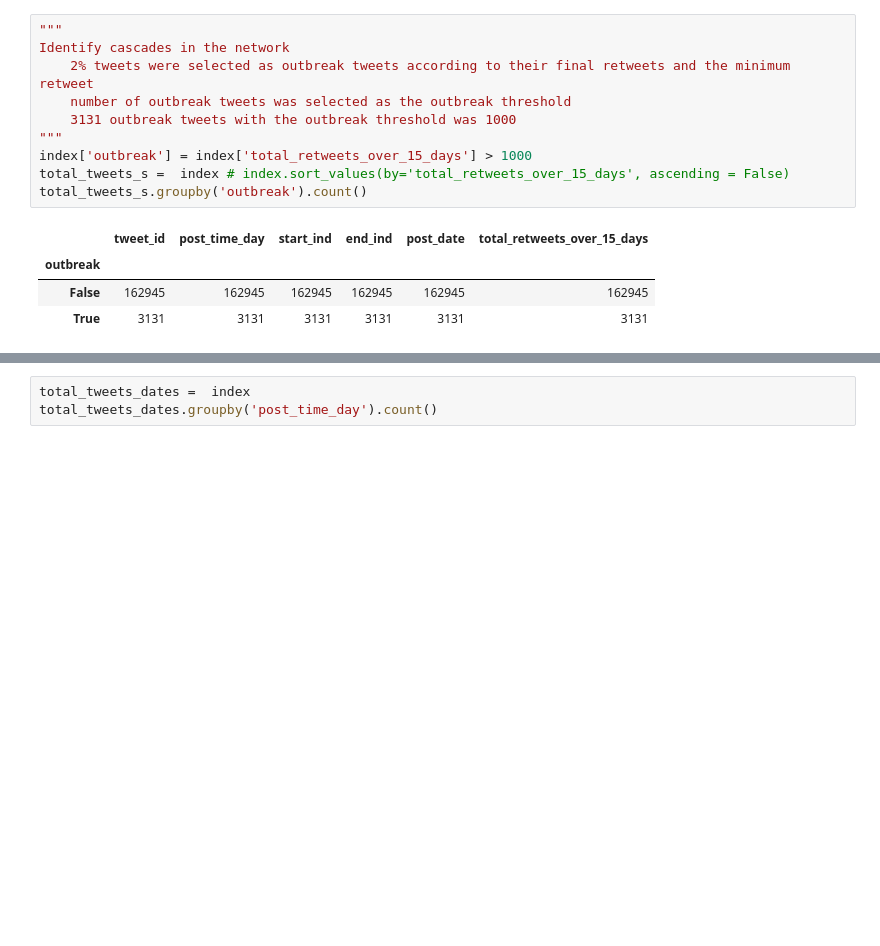
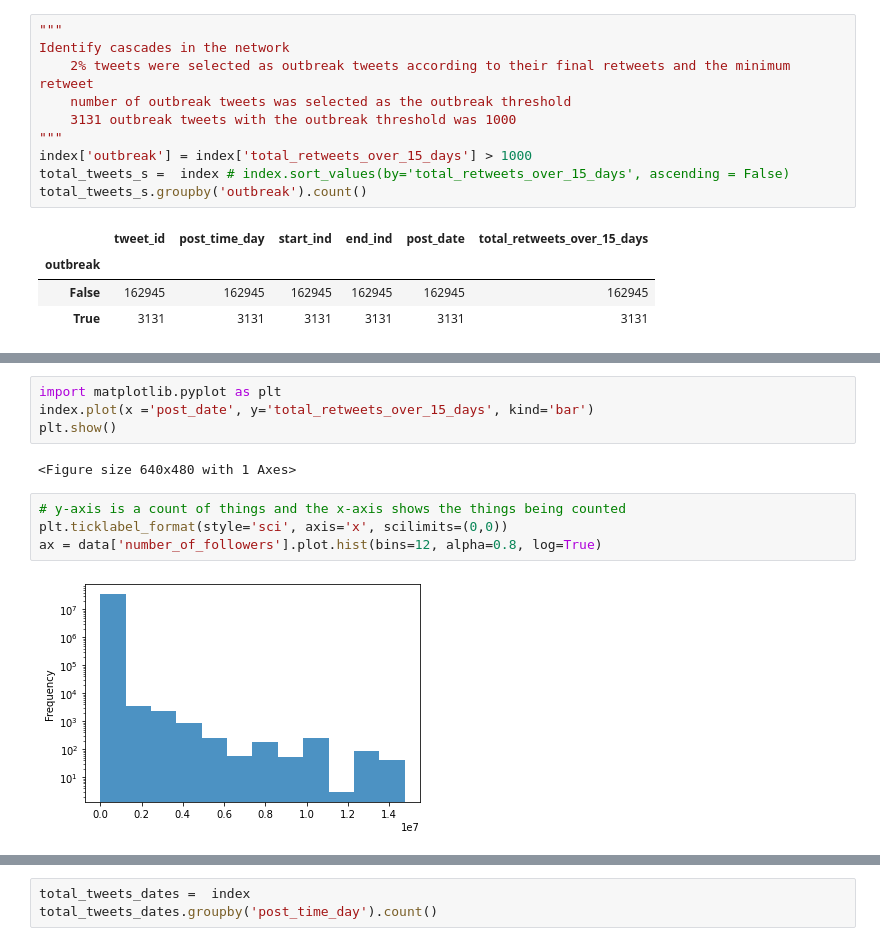
Before and after one commit to Carrie0302/CacadeOutbreakFakeNews, a Jupyter notebook: Seismic Data.ipynb, the cells around one changed output, grey strips where cells are left out. Drawn from its saved outputs; the diff is of its cells as text; blank space fills up the shorter version.

```diff
--- a/Seismic Data.ipynb
+++ b/Seismic Data.ipynb
@@ -83,0 +134,12 @@ total_tweets_s.describe()
+# %%
+import matplotlib.pyplot as plt
+index.plot(x ='post_date', y='total_retweets_over_15_days', kind='bar')
+plt.show()
+# %% [output]
+<Figure size 640x480 with 1 Axes>
+# %%
+# y-axis is a count of things and the x-axis shows the things being counted
+plt.ticklabel_format(style='sci', axis='x', scilimits=(0,0))
+ax = data['number_of_followers'].plot.hist(bins=12, alpha=0.8, log=True)
+# %% [output]
+[figure, added]
```
Also changed, not shown: parts of 87 cells of this notebook.
